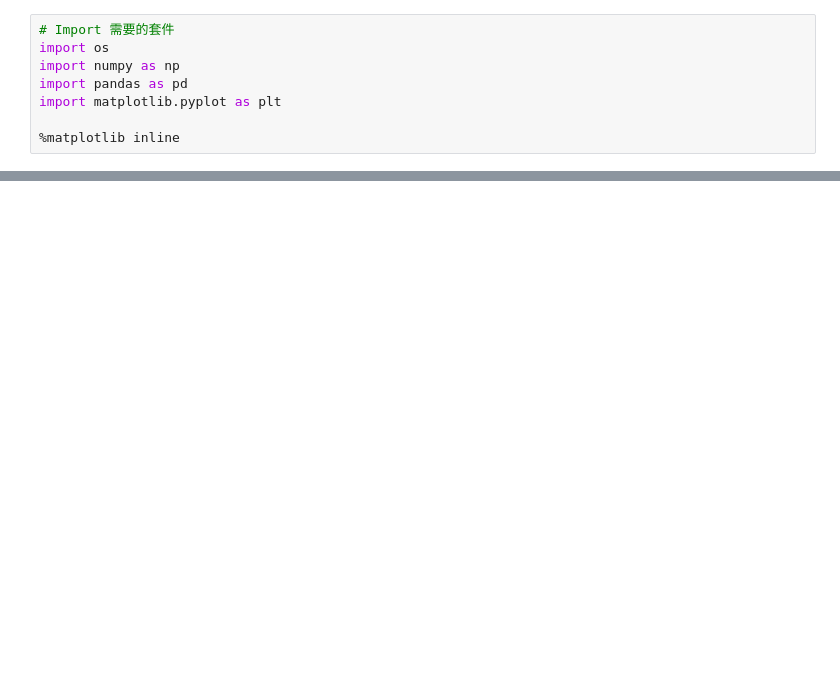
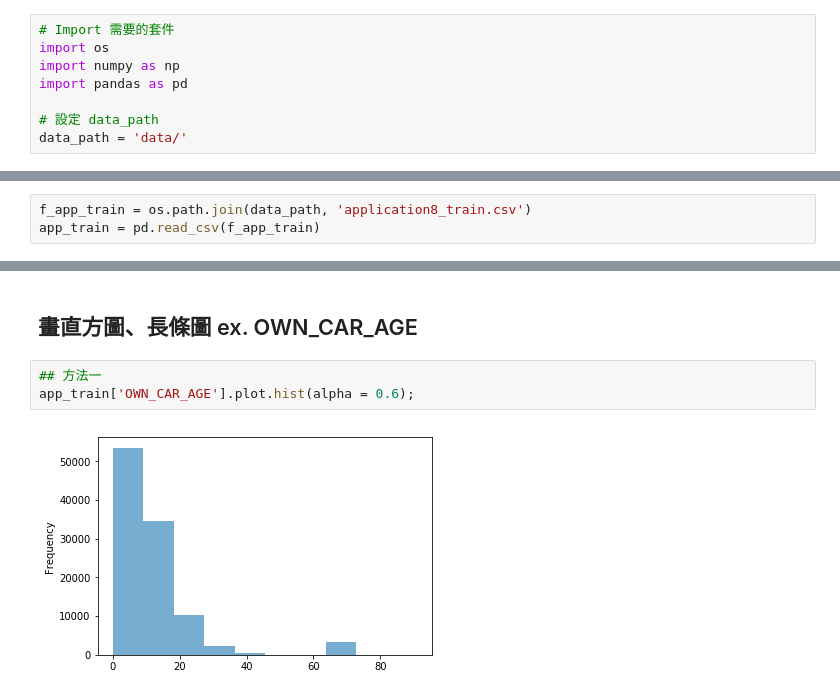
Before and after one commit to Fei20160811/2nd-ML100Days, a Jupyter notebook: homework/Day_008_HW.ipynb, the cells around one changed output, grey strips where cells are left out. Cells and saved outputs as stored; diff of their text form; blank space fills up the shorter version.

```diff
--- a/homework/Day_008_HW.ipynb
+++ b/homework/Day_008_HW.ipynb
@@ -15,6 +10,6 @@
 import os
 import numpy as np
 import pandas as pd
-import matplotlib.pyplot as plt
 
-%matplotlib inline
+# 設定 data_path
+data_path = 'data/'
@@ -110,0 +16,3 @@ app_train[['AMT_INCOME_TOTAL','AMT_INCOME_TOTAL_Z_BY_CHILDREN_GRP-TARGET']].head
+# %%
+f_app_train = os.path.join(data_path, 'application8_train.csv')
+app_train = pd.read_csv(f_app_train)
@@ -110,0 +124,7 @@ app_train[['AMT_INCOME_TOTAL','AMT_INCOME_TOTAL_Z_BY_CHILDREN_GRP-TARGET']].head
+# %% [markdown]
+## 畫直方圖、長條圖 ex. OWN_CAR_AGE
+# %%
+## 方法一
+app_train['OWN_CAR_AGE'].plot.hist(alpha = 0.6);
+# %% [output]
+[figure, added]
```
Also changed, not shown: parts of 29 cells of this notebook, 1 other file.
